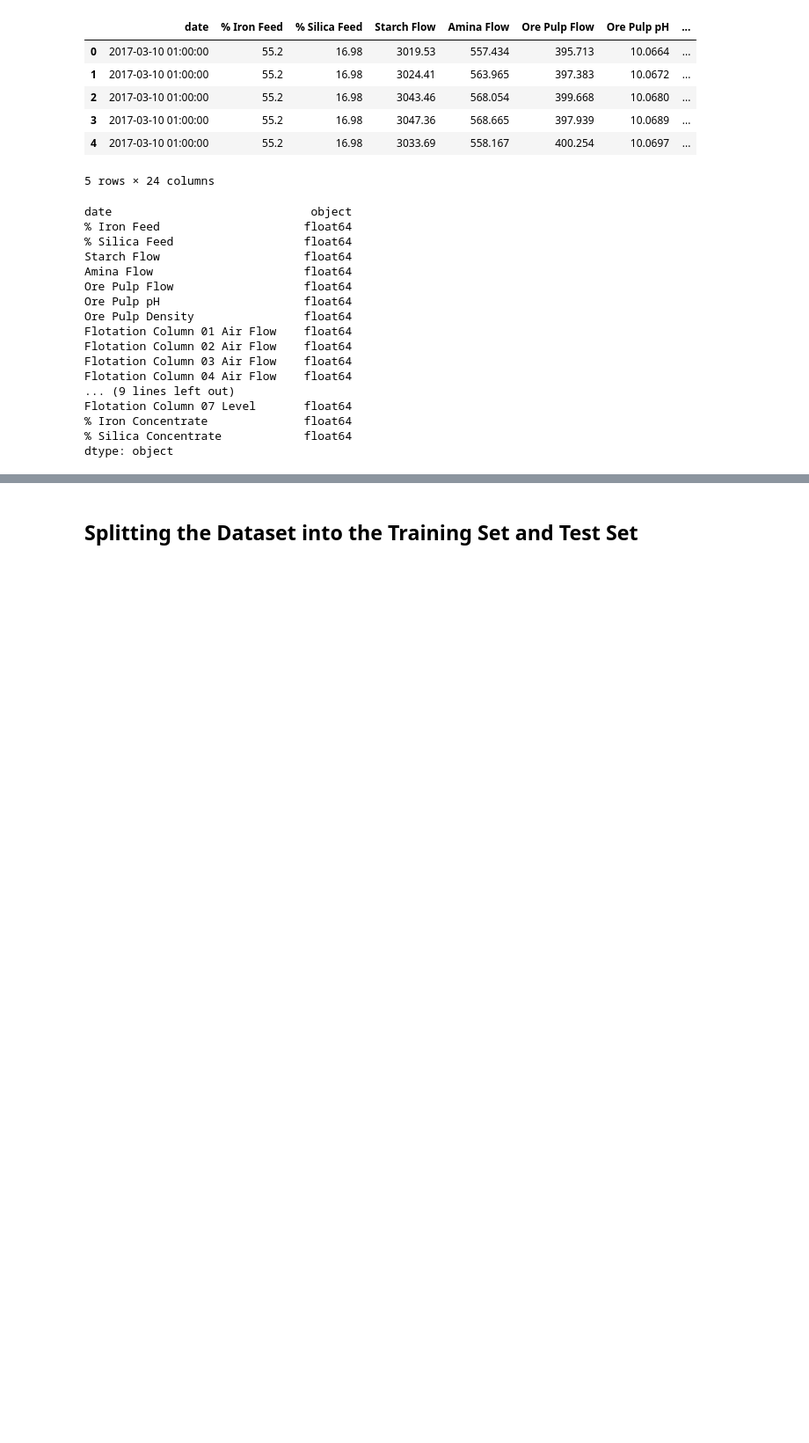
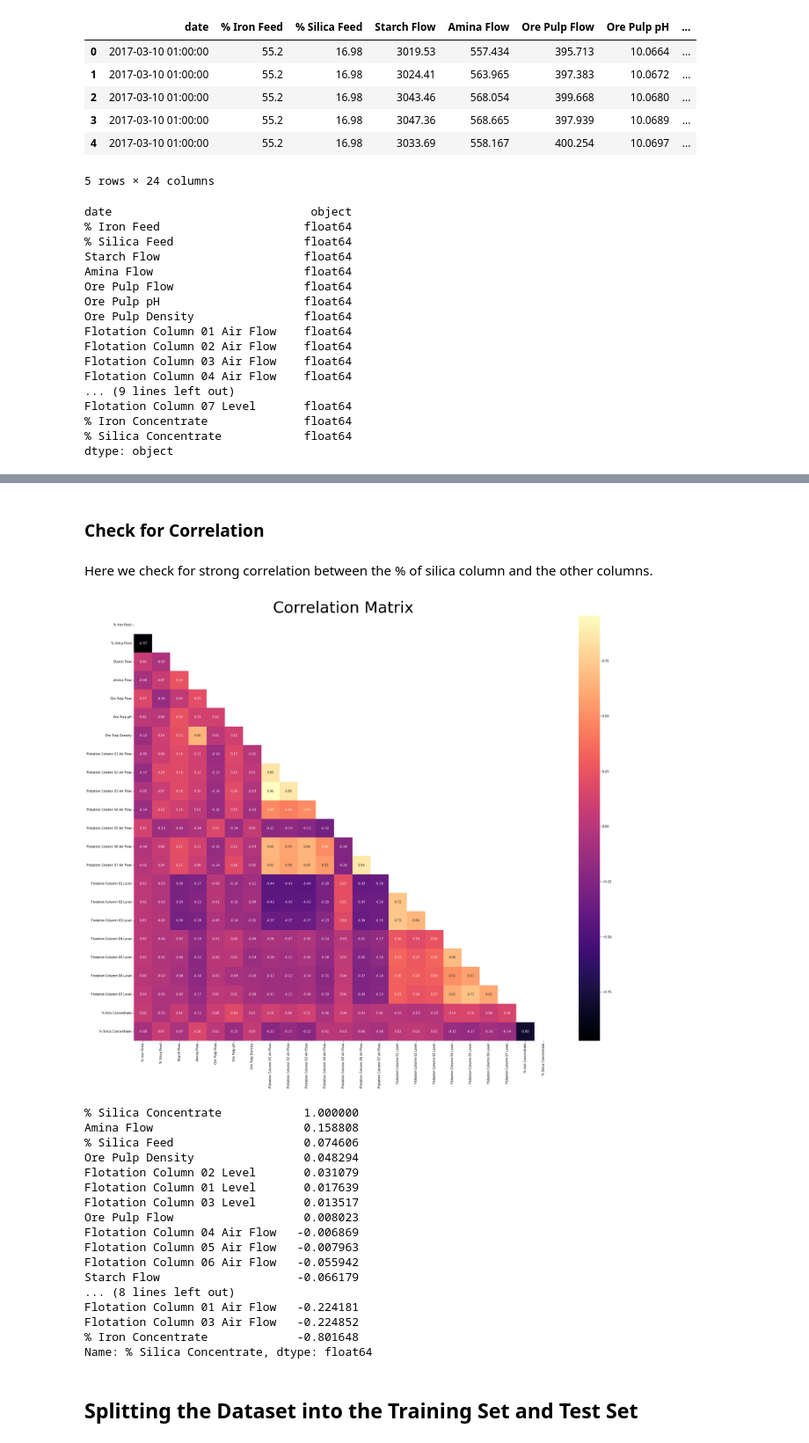
Before and after one commit to jtsang02/MINE-432-Project, a Jupyter notebook: ProjectCode.ipynb, the cells around one changed output, grey strips where cells are left out. Shown: that part at 88% size. Cells and saved outputs as stored; diff of their text form; code cells hidden in the pictures; blank space fills up the shorter version.

```diff
--- a/ProjectCode.ipynb
+++ b/ProjectCode.ipynb
@@ -78,2 +146,41 @@ dtype: object
+# %% [markdown]
+### Check for Correlation
+# %% [markdown]
+Here we check for strong correlation between the % of silica column and the other columns.
+# %%
+# creating the correlation matrix
+corr_matrix = dataset.corr()
+
+# visualizing the correlation matrix
+mask = np.triu(np.ones_like(corr_matrix, dtype=bool))  # shows only one triangle of the matrix, since the other is a mirror image
+plt.figure(figsize=(30, 25))  # to set the figure size
+heatmap(corr_matrix, mask=mask, annot=True, lw=0, linecolor='white', cmap='magma', fmt='0.2f')
+plt.title("Correlation Matrix")  # to add title
+# incrase title size
+plt.title("Correlation Matrix", fontsize=50)
+plt.xticks(rotation=90)
+plt.yticks(rotation=0)
+plt.show()
+corr_matrix['% Silica Concentrate'].sort_values(ascending=False)
+## End
+# %% [output]
+[figure, added]
+% Silica Concentrate            1.000000
+Amina Flow                      0.158808
+% Silica Feed                   0.074606
+Ore Pulp Density                0.048294
+Flotation Column 02 Level       0.031079
+Flotation Column 01 Level       0.017639
+Flotation Column 03 Level       0.013517
+Ore Pulp Flow                   0.008023
+Flotation Column 04 Air Flow   -0.006869
+Flotation Column 05 Air Flow   -0.007963
+Flotation Column 06 Air Flow   -0.055942
+Starch Flow                    -0.066179
+... (8 lines left out)
+Flotation Column 01 Air Flow   -0.224181
+Flotation Column 03 Air Flow   -0.224852
+% Iron Concentrate             -0.801648
+Name: % Silica Concentrate, dtype: float64
 # %% [markdown]
 ## Splitting the Dataset into the Training Set and Test Set
```
Also changed, not shown: parts of 32 cells of this notebook, 1 other file.
